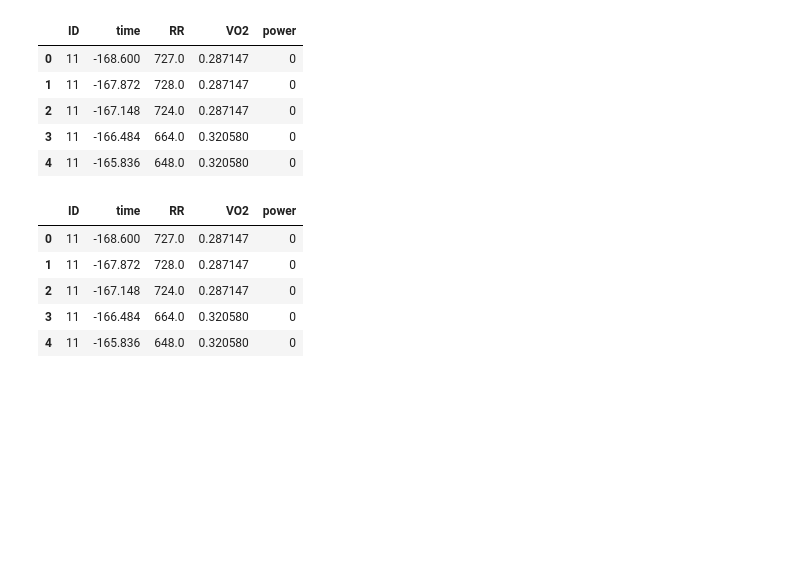
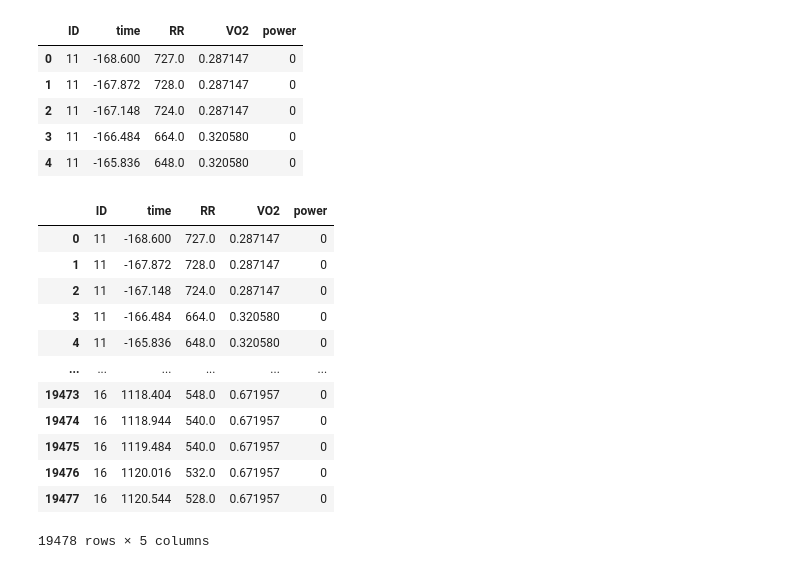
Before and after one commit to Sujithra-Emmanuel/PyMinds_Aug2024, a Jupyter notebook: Python_Hackathon_Aug2024_1to20.ipynb, the cells around one changed output. Saved outputs shown, nothing was run; the diff lists cells and outputs as text; code cells hidden in the pictures; blank space fills up the shorter version.

```diff
--- a/Python_Hackathon_Aug2024_1to20.ipynb
+++ b/Python_Hackathon_Aug2024_1to20.ipynb
@@ -26,12 +20,24 @@ data.head()
 xls = 'V02Max_Combined.xlsx'
 # %%
+#importing each sheets in to seperate data frame
 data_Kayaking = pd.read_excel(xls,sheet_name = 'Kayaking')
+data_Kayaking = pd.read_excel(xls,sheet_name = 'Kayaking')
+data_Athletes = pd.read_excel(xls, sheet_name = 'Athletes')
+data_Triathlon = pd.read_excel(xls,sheet_name =  'Triathlon')
+data_Fencing = pd.read_excel(xls,sheet_name =  'Fencing')
 # %%
-data_Kayaking.head()
+data_Kayaking
 # %% [output]
 |  | ID | time | RR | VO2 | power |
 | 0 | 11 | -168.600 | 727.0 | 0.287147 | 0 |
 | 1 | 11 | -167.872 | 728.0 | 0.287147 | 0 |
 | 2 | 11 | -167.148 | 724.0 | 0.287147 | 0 |
 | 3 | 11 | -166.484 | 664.0 | 0.320580 | 0 |
 | 4 | 11 | -165.836 | 648.0 | 0.320580 | 0 |
+| ... | ... | ... | ... | ... | ... |
+| 19473 | 16 | 1118.404 | 548.0 | 0.671957 | 0 |
+| 19474 | 16 | 1118.944 | 540.0 | 0.671957 | 0 |
+| 19475 | 16 | 1119.484 | 540.0 | 0.671957 | 0 |
+| 19476 | 16 | 1120.016 | 532.0 | 0.671957 | 0 |
+| 19477 | 16 | 1120.544 | 528.0 | 0.671957 | 0 |
+19478 rows × 5 columns
```
Also changed, not shown: parts of 20 cells of this notebook, 1 other file.
